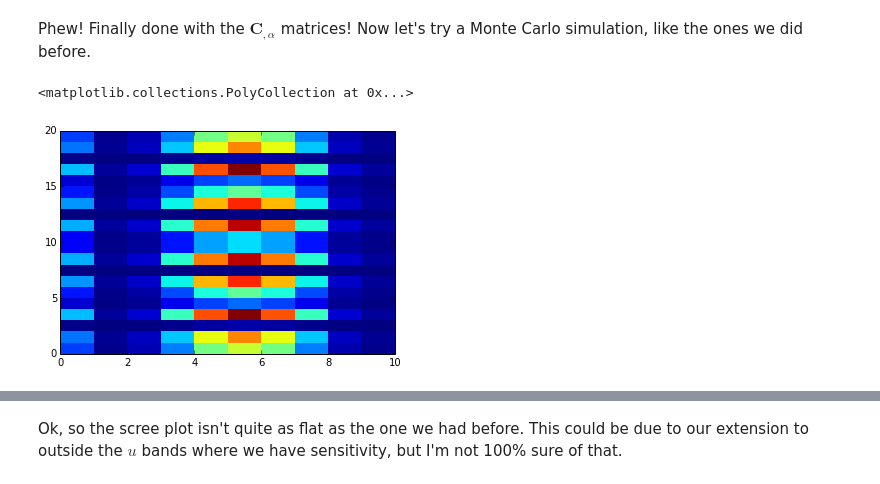
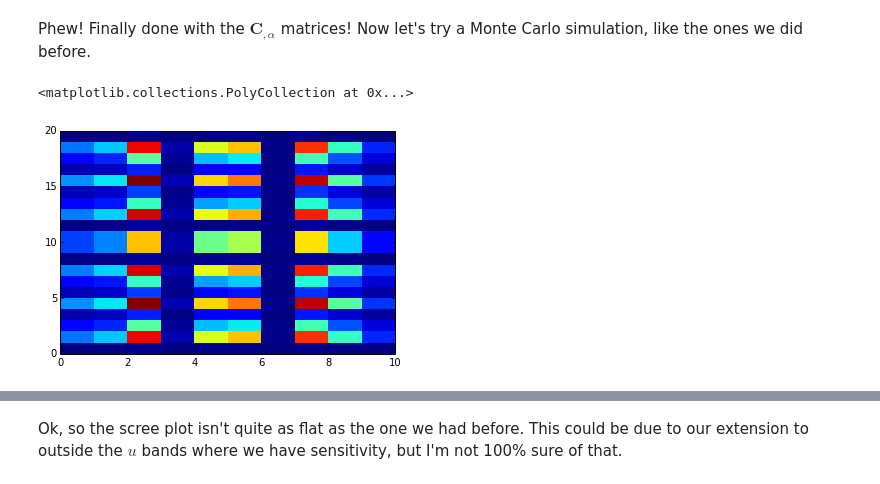
Before and after one commit to acliu/PAPER_OQE, a Jupyter notebook: iPythonNotebooks/singleBaselineOQE_numericalGaussian.ipynb, the cells around one changed output, grey strips where cells are left out. Saved outputs shown, nothing was run; the diff lists cells and outputs as text; code cells hidden in the pictures.

```diff
--- a/iPythonNotebooks/singleBaselineOQE_numericalGaussian.ipynb
+++ b/iPythonNotebooks/singleBaselineOQE_numericalGaussian.ipynb
@@ -20,7 +20,7 @@ bottomFreq = centralFreq - totalBand / 2.
 topFreq = centralFreq + totalBand / 2.
 numFreqs = int( ( topFreq - bottomFreq ) / freqRes )
 freqVect = np.delete(np.linspace(bottomFreq, topFreq, numFreqs + 1), -1)
-blLength = 16 # In meters
+blLength = 16. # In meters
 uBaseline = blLength * freqVect / speedOfLight
 # %% [markdown]
 The width of the primary beam can vary arbitrarily with frequency, if we want.  Use a smooth, linear function for now, where
@@ -213,14 +404,14 @@ for i,vect in enumerate(CcommaVects):
 Phew! Finally done with the $\mathbf{C}_{,\alpha}$ matrices! Now let's try a Monte Carlo simulation, like the ones we did before.
 # %%
 inputP = 8.6 * np.ones(numBands)
-uSepFct = 34.*np.sin(3* ((uBandBounds[:,0] + uBandBounds[:,1])/2) / np.pi)**2
-etaSepFct = np.cos(5* ((etaBandBounds[:,0] + etaBandBounds[:,1])/2) / np.pi)**2
+uSepFct = 34.*np.sin(8* ((uBandBounds[:,0] + uBandBounds[:,1])/2) / np.pi)**2
+etaSepFct = np.cos(3* ((etaBandBounds[:,0] + etaBandBounds[:,1])/2) / np.pi)**2
 pspecPic = np.outer(uSepFct,etaSepFct)
 inputP = np.reshape(pspecPic, (numBands))
 plt.pcolor(np.transpose(pspecPic))
 # %% [output]
 <matplotlib.collections.PolyCollection at 0x...>
-[figure, old version]
+[figure, new version]
 # %%
 totalCovar = np.einsum('a,aij', inputP, CcommaSq)
 # %%
```
Also changed, not shown: parts of 38 cells of this notebook.
